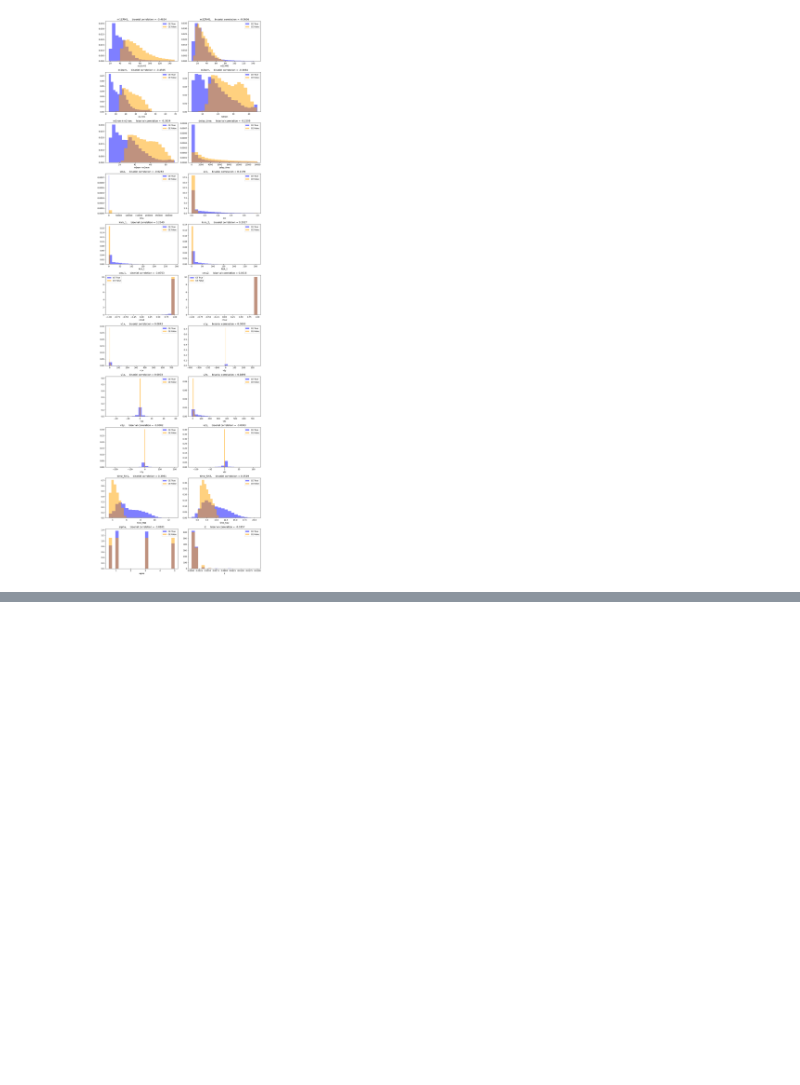
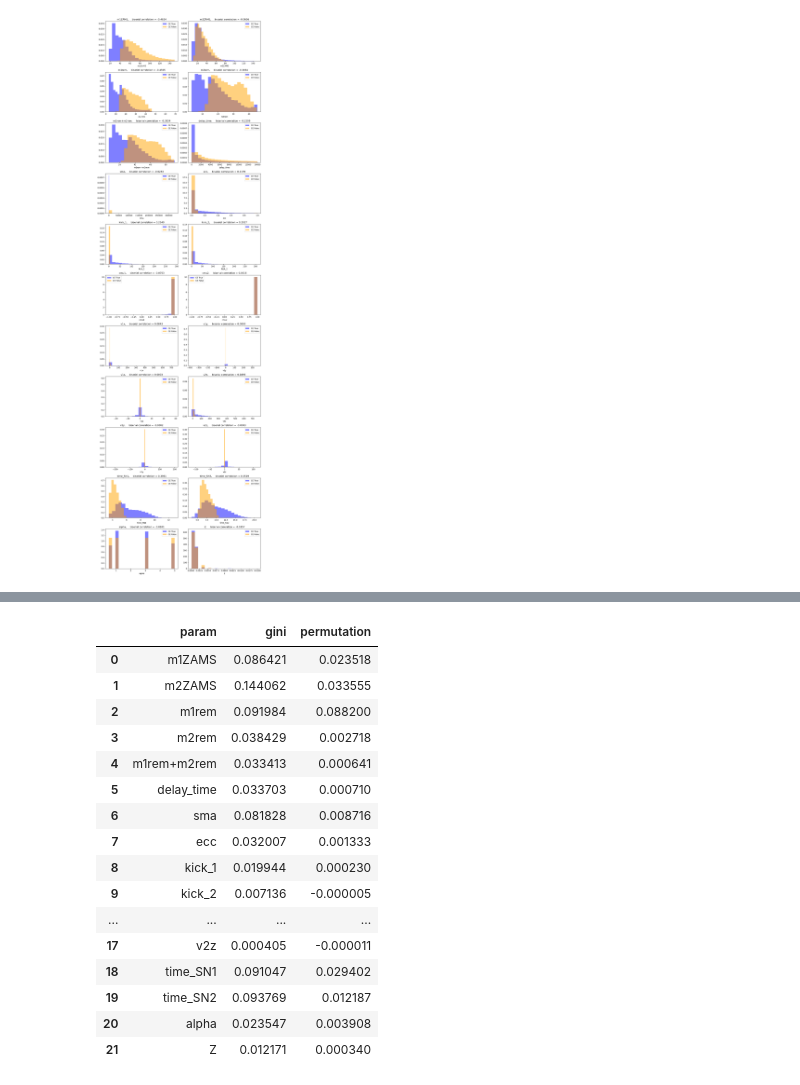
Before and after one commit to Giacomo-Menegatti/AstroLab, a Jupyter notebook: AstroLab.ipynb, the cells around one changed output, grey strips where cells are left out. Saved outputs shown, nothing was run; the diff lists cells and outputs as text; code cells hidden in the pictures; blank space fills up the shorter version.

```diff
--- a/AstroLab.ipynb
+++ b/AstroLab.ipynb
@@ -158,0 +253,20 @@ plt.show()
+# %%
+importances
+# %% [output]
+|  | param | gini | permutation |
+| 0 | m1ZAMS | 0.086421 | 0.023518 |
+| 1 | m2ZAMS | 0.144062 | 0.033555 |
+| 2 | m1rem | 0.091984 | 0.088200 |
+| 3 | m2rem | 0.038429 | 0.002718 |
+| 4 | m1rem+m2rem | 0.033413 | 0.000641 |
+| 5 | delay_time | 0.033703 | 0.000710 |
+| 6 | sma | 0.081828 | 0.008716 |
+| 7 | ecc | 0.032007 | 0.001333 |
+| 8 | kick_1 | 0.019944 | 0.000230 |
+| 9 | kick_2 | 0.007136 | -0.000005 |
+| ... | ... | ... | ... |
+| 17 | v2z | 0.000405 | -0.000011 |
+| 18 | time_SN1 | 0.091047 | 0.029402 |
+| 19 | time_SN2 | 0.093769 | 0.012187 |
+| 20 | alpha | 0.023547 | 0.003908 |
+| 21 | Z | 0.012171 | 0.000340 |
```
Also changed, not shown: parts of 12 cells of this notebook.
